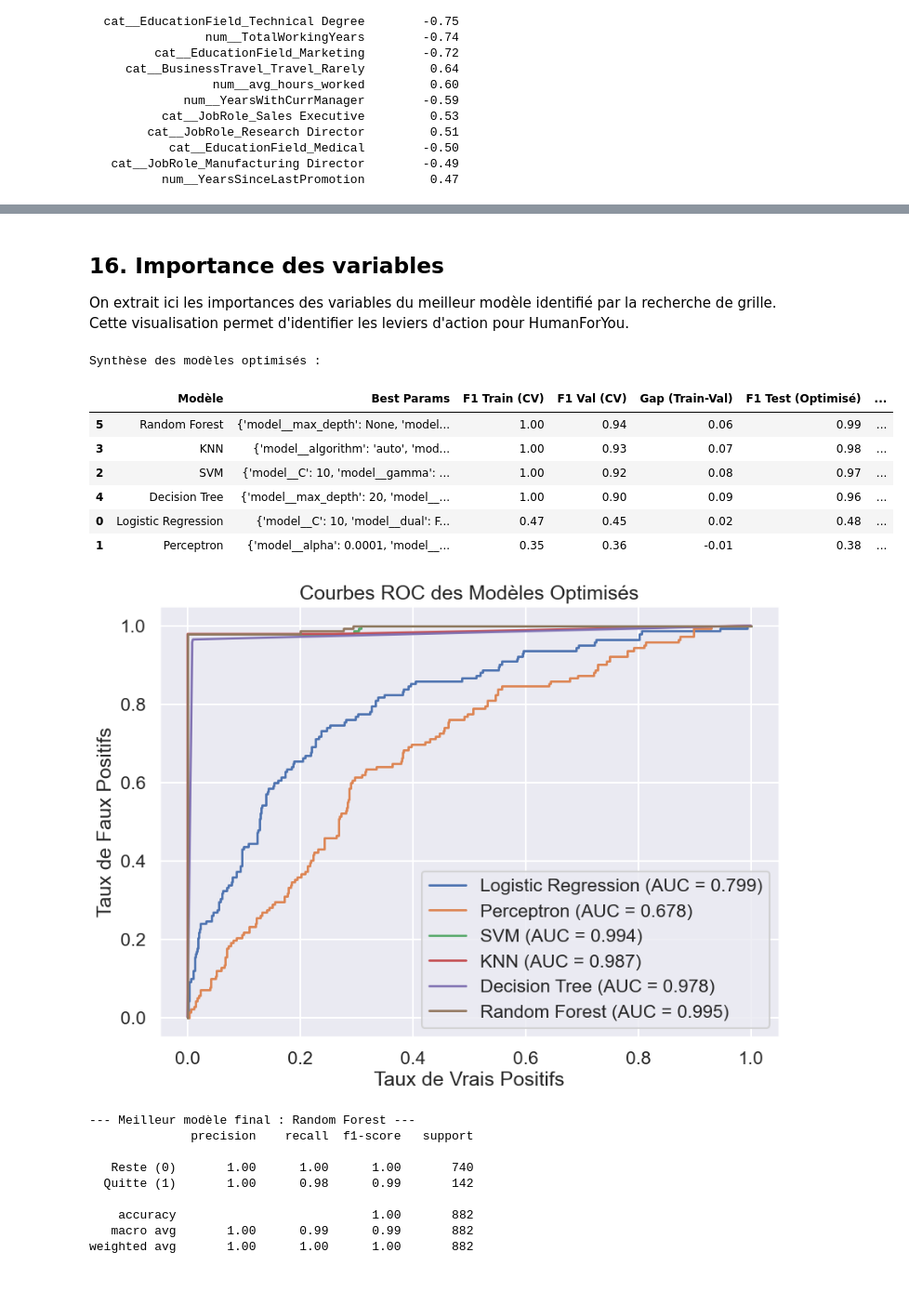
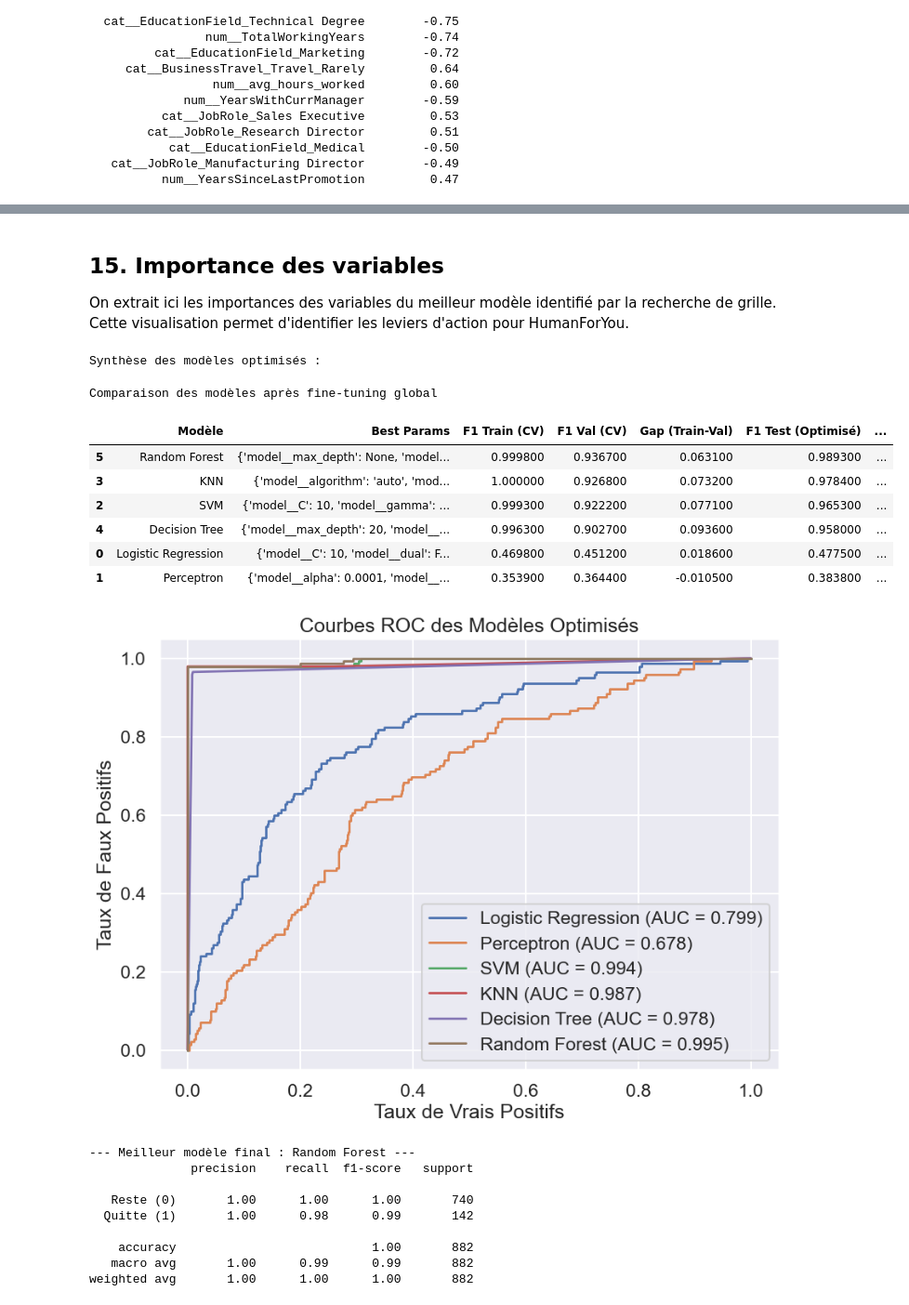
Before and after one commit to Raikuji/Cesi_Machine_Learning, a Jupyter notebook: projet_ia.ipynb, the cells around one changed output, grey strips where cells are left out. Shown at 93% size. Cells and saved outputs as stored; diff of their text form; code cells hidden in the pictures.

```diff
--- a/projet_ia.ipynb
+++ b/projet_ia.ipynb
@@ -109,7 +32,7 @@ class HoursWorkedEngineer(BaseEstimator, TransformerMixin):
 Configuration des paramètres d'affichage globaux pour rendre les visualisations et sorties plus lisibles.
 # %%
 plt.rcParams['figure.figsize'] = (12, 9)
-sns.set()
+sns.set_theme()
 sns.set_context('talk')
 np.set_printoptions(threshold=20, precision=2, suppress=True)
 pd.set_option('display.max_rows', 30)
@@ -145,5 +129,8 @@ employee_data = pd.merge(employee_data, manager_survey, on='EmployeeID', how='le
 
 print(f'Shape du dataset fusionné : {employee_data.shape}')
 employee_data.head()
+employee_data.describe(include='all').T
+
+preprocessed_data = employee_data.copy()
 # %% [output]
 Shape du dataset fusionné : (4410, 29)
@@ -663,8 +573,8 @@ from sklearn.preprocessing import StandardScaler, OneHotEncoder
 from sklearn.compose import ColumnTransformer
 from sklearn.pipeline import Pipeline
 
-# --- 13.1 Préparation de la cible et des features ---
-df_model = employee_data.copy()
+# --- 12.1 Préparation de la cible et des features ---
+df_model = preprocessed_data.copy()
 
 # Encodage de la cible
 df_model['Attrition'] = df_model['Attrition'].map({'Yes': 1, 'No': 0})
@@ -673,14 +583,14 @@ df_model['Attrition'] = df_model['Attrition'].map({'Yes': 1, 'No': 0})
 X = df_model.drop(columns=['Attrition'])
 y = df_model['Attrition']
 
-# --- 13.2 Train/Test split stratifié ---
+# --- 12.2 Train/Test split stratifié ---
 X_train, X_test, y_train, y_test = train_test_split(
     X, y, test_size=0.2, random_state=42, stratify=y
 )
 
 print(f"Taille train : {X_train.shape[0]} lignes | Taille test : {X_test.shape[0]} lignes")
 
-# --- 13.3 Définition des Pipelines de transformation ---
+# --- 12.3 Définition des Pipelines de transformation ---
 
 # Liste des colonnes après engineering et cleaning
 final_num_features = [
@@ -723,7 +633,7 @@ data_prep_pipeline = Pipeline(steps=[
 
 # NOTE : Nous n'appliquons pas fit_transform ici pour l'intégrer directement
 # dans un Pipeline global avec le modèle. Cela garantit qu'aucune information
-# du set de validation ne fuite pendant la validation croisée (Section 16).
+# du set de validation ne fuite pendant la validation croisée (Section 15).
 # %% [output]
 Taille train : 3528 lignes | Taille test : 882 lignes
 # %% [markdown]
@@ -1031,16 +942,16 @@ Optimisation de Random Forest en cours...
   -> Meilleurs paramètres : {'model__max_depth': None, 'model__max_features': 'sqrt', 'model__min_samples_split': 5, 'model__n_estimators': 200}
   -> F1 Test : 0.989 | AUC : 0.995
 # %% [markdown]
-## 16. Importance des variables
+## 15. Importance des variables
 
 On extrait ici les importances des variables du meilleur modèle identifié par la recherche de grille. Cette visualisation permet d'identifier les leviers d'action pour HumanForYou.
 # %%
-# --- 2. Comparaison des modèles optimisés ---
+# --- 15.1 Comparaison des modèles optimisés ---
 df_tuned_results = pd.DataFrame(tuning_results).sort_values(by='F1 Test (Optimisé)', ascending=False)
 print("Synthèse des modèles optimisés :")
-display(df_tuned_results)
+display(df_tuned_results.style.set_caption("Comparaison des modèles après fine-tuning global").background_gradient(subset=['F1 Test (Optimisé)'], cmap='YlGn').background_gradient(subset=['ROC AUC (Optimisé)'], cmap='YlGn'))
 
-# --- 2.1 Courbe ROC des modèles optimisés ---
+# --- 15.2 Courbe ROC des modèles optimisés ---
 plt.figure(figsize=(10, 7))
 
 for name, model in best_models.items():
@@ -1062,7 +973,7 @@ plt.legend()
 plt.grid(True)
 plt.show()
 
-# --- 3. Analyse du meilleur modèle global ---
+# --- 15.3 Analyse du meilleur modèle global ---
 best_overall_name = df_tuned_results.iloc[0]['Modèle']
 best_overall_model = best_models[best_overall_name]
 
@@ -1077,7 +988,7 @@ ConfusionMatrixDisplay.from_predictions(y_test, y_pred_final,
 ax.set_title(f'Matrice de Confusion : {best_overall_name} Optimisé')
 plt.show()
 
-# --- 4. Importance des variables (uniquement si le modèle le supporte) ---
+# --- 15.4 Importance des variables (uniquement si le modèle le supporte) ---
 model_step = best_overall_model.named_steps['model'] if hasattr(best_overall_model, "named_steps") else best_overall_model
 prep_step = best_overall_model.named_steps['prep'] if hasattr(best_overall_model, "named_steps") and 'prep' in best_overall_model.named_steps else None
 
@@ -1131,49 +1042,50 @@ elif hasattr(model_step, "feature_importances_"):
             corr = np.corrcoef(x_col, y_proba_best)[0, 1]
             signs.append(0.0 if np.isnan(corr) else np.sign(corr))
 
     imp_df = pd.DataFrame({
         "Variable": feature_names,
         "Importance": model_step.feature_importances_,
         "Direction (approx)": np.array(signs)
     })
 
     imp_df["Score signé (approx)"] = imp_df["Importance"] * imp_df["Direction (approx)"]
     imp_df = imp_df.sort_values("Importance", ascending=False).head(15)
     imp_df["Influence (approx)"] = imp_df["Direction (approx)"].map({1.0: "Positive", -1.0: "Négative", 0.0: "Neutre"})
 
     colors = imp_df["Direction (approx)"].map({1.0: "#e74c3c", -1.0: "#2ecc71", 0.0: "#95a5a6"}).values
 
     fig, ax = plt.subplots(figsize=(12, 8))
     ax.barh(imp_df["Variable"], imp_df["Score signé (approx)"], color=colors)
     ax.axvline(0, color="black", linewidth=0.8)
     ax.set_title("Top 15 variables — Influence approx. (importance × signe corrélation)")
     ax.set_xlabel("Score signé (approx)")
     plt.tight_layout()
     plt.show()
 
     display(imp_df[["Variable", "Importance", "Influence (approx)"]])
 
 else:
     print("Ce modèle ne fournit pas directement l'influence des variables.")
 # %% [output]
 Synthèse des modèles optimisés :
+Comparaison des modèles après fine-tuning global
 |  | Modèle | Best Params | F1 Train (CV) | F1 Val (CV) | Gap (Train-Val) | F1 Test (Optimisé) | ... |
-| 5 | Random Forest | {'model__max_depth': None, 'model... | 1.00 | 0.94 | 0.06 | 0.99 | ... |
-| 3 | KNN | {'model__algorithm': 'auto', 'mod... | 1.00 | 0.93 | 0.07 | 0.98 | ... |
-| 2 | SVM | {'model__C': 10, 'model__gamma': ... | 1.00 | 0.92 | 0.08 | 0.97 | ... |
-| 4 | Decision Tree | {'model__max_depth': 20, 'model__... | 1.00 | 0.90 | 0.09 | 0.96 | ... |
-| 0 | Logistic Regression | {'model__C': 10, 'model__dual': F... | 0.47 | 0.45 | 0.02 | 0.48 | ... |
-| 1 | Perceptron | {'model__alpha': 0.0001, 'model__... | 0.35 | 0.36 | -0.01 | 0.38 | ... |
+| 5 | Random Forest | {'model__max_depth': None, 'model... | 0.999800 | 0.936700 | 0.063100 | 0.989300 | ... |
+| 3 | KNN | {'model__algorithm': 'auto', 'mod... | 1.000000 | 0.926800 | 0.073200 | 0.978400 | ... |
+| 2 | SVM | {'model__C': 10, 'model__gamma': ... | 0.999300 | 0.922200 | 0.077100 | 0.965300 | ... |
+| 4 | Decision Tree | {'model__max_depth': 20, 'model__... | 0.996300 | 0.902700 | 0.093600 | 0.958000 | ... |
+| 0 | Logistic Regression | {'model__C': 10, 'model__dual': F... | 0.469800 | 0.451200 | 0.018600 | 0.477500 | ... |
+| 1 | Perceptron | {'model__alpha': 0.0001, 'model__... | 0.353900 | 0.364400 | -0.010500 | 0.383800 | ... |
 [figure]
---- Meilleur modèle final : Random Forest ---
-              precision    recall  f1-score   support
-
-   Reste (0)       1.00      1.00      1.00       740
-  Quitte (1)       1.00      0.98      0.99       142
-
-    accuracy                           1.00       882
-   macro avg       1.00      0.99      0.99       882
-weighted avg       1.00      1.00      1.00       882
+--- Meilleur modèle final : Random Forest ---
+              precision    recall  f1-score   support
+
+   Reste (0)       1.00      1.00      1.00       740
+  Quitte (1)       1.00      0.98      0.99       142
+
+    accuracy                           1.00       882
+   macro avg       1.00      0.99      0.99       882
+weighted avg       1.00      1.00      1.00       882
 [figure]
 [figure]
 |  | Variable | Importance | Influence (approx) |
```
Also changed, not shown: parts of 19 cells of this notebook.
